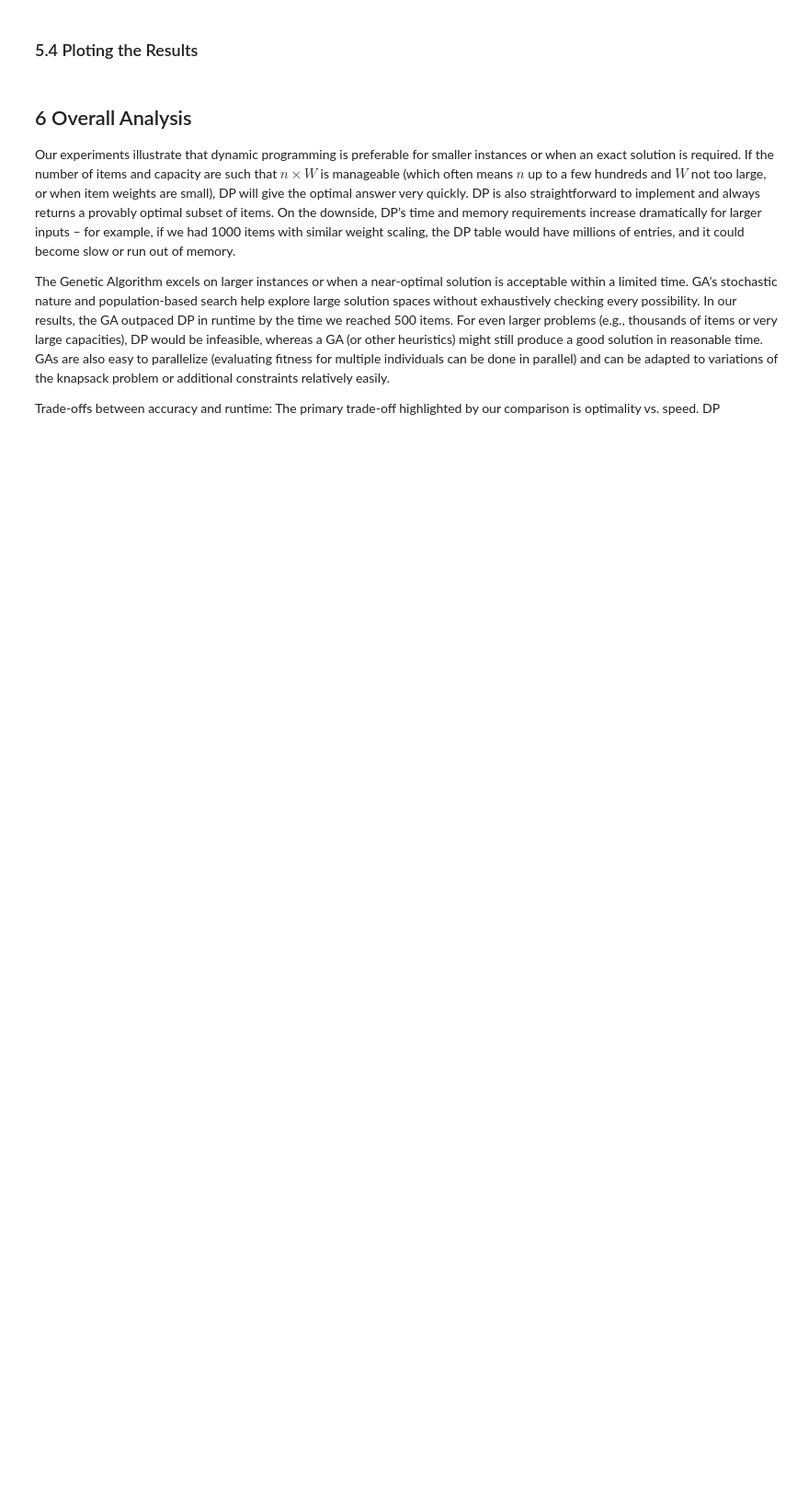
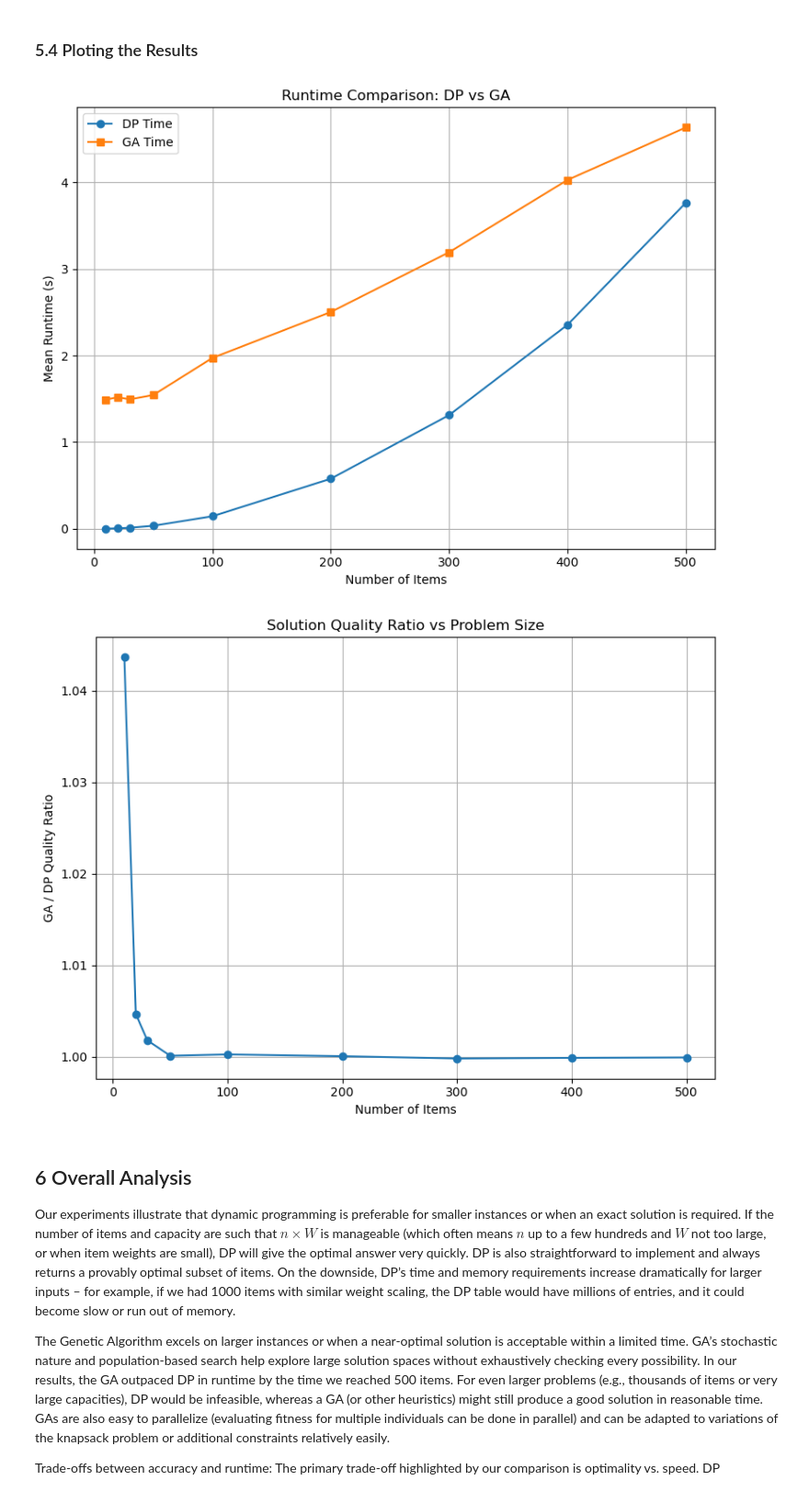
Before and after one commit to i11g/Math-Project, a Jupyter notebook: Math Project.ipynb, the cells around one changed output. Shown: that part at 92% size. Cells and saved outputs as stored; diff of their text form; code cells hidden in the pictures; blank space fills up the shorter version.

```diff
--- a/Math Project.ipynb
+++ b/Math Project.ipynb
@@ -349,7 +349,7 @@ def solve_knapsack_ga(weights, values, capacity, population_size=100, num_genera
     pop = [create() for _ in range(population_size)]
     best_val, best_ind = 0, pop[0].copy()
 
-    for _ in range(num_generations):
+    for gen in range(num_generations):
         fits = [fitness(ind) for ind in pop]
         idx = int(np.argmax(fits))
         if fits[idx] > best_val:
@@ -1082,7 +941,7 @@ def run_ga(weights, values, capacity, params):
         weights, values, capacity,
         population_size=params['population_size'],
         num_generations=params['num_generations'],
-        base_mutation_rate=params['mutation_rate'],
+        mutation_rate=params['mutation_rate'],
         tournament_size=params['tournament_size'],
         elitism=params['elitism'],
         penalty_coef=params.get('penalty_coef', 1.0)
@@ -1122,10 +981,10 @@ def benchmark_with_quality(ns, repeats=5, ga_params=None):
     return pd.DataFrame(results)
 
 if __name__ == "__main__":
-    ns = [10, 20, 30, 50, 100, 200]
+    ns = [10, 20, 30, 50, 100, 200, 300, 400, 500]
     ga_params = {
-        'population_size': 200,
-        'num_generations': 500,
+        'population_size': 100,
+        'num_generations': 200,
         'mutation_rate': 0.01,
         'tournament_size': 5,
         'elitism': True,
@@ -1152,5 +1013,32 @@ if __name__ == "__main__":
 # %% [markdown]
 ### 5.4 Ploting the Results
+# %%
+# Plot runtime comparison of DP vs GA vs number of items
+plt.figure(figsize=(8, 6))
+plt.plot(df_quality['n_items'], df_quality['dp_time_mean'], marker='o', label='DP Time')
+plt.plot(df_quality['n_items'], df_quality['ga_time_mean'], marker='s', label='GA Time')
+plt.xlabel('Number of Items')
+plt.ylabel('Mean Runtime (s)')
+plt.title('Runtime Comparison: DP vs GA')
+plt.legend()
+plt.grid(True)
+plt.tight_layout()
+plt.savefig('runtime_comparison.png')
+plt.show()
+
+# Plot quality ratio vs number of items
+plt.figure(figsize=(8, 6))
+plt.plot(df_quality['n_items'], df_quality['quality_ratio'], marker='o')
+plt.xlabel('Number of Items')
+plt.ylabel('GA / DP Quality Ratio')
+plt.title('Solution Quality Ratio vs Problem Size')
+plt.grid(True)
+plt.tight_layout()
+plt.savefig("solution_quality.png")
+plt.show()
+# %% [output]
+[figure, added]
+[figure, added]
 # %% [markdown]
 ## 6 Overall Analysis
 
```
Also changed, not shown: parts of 11 cells of this notebook, 4 other files.
